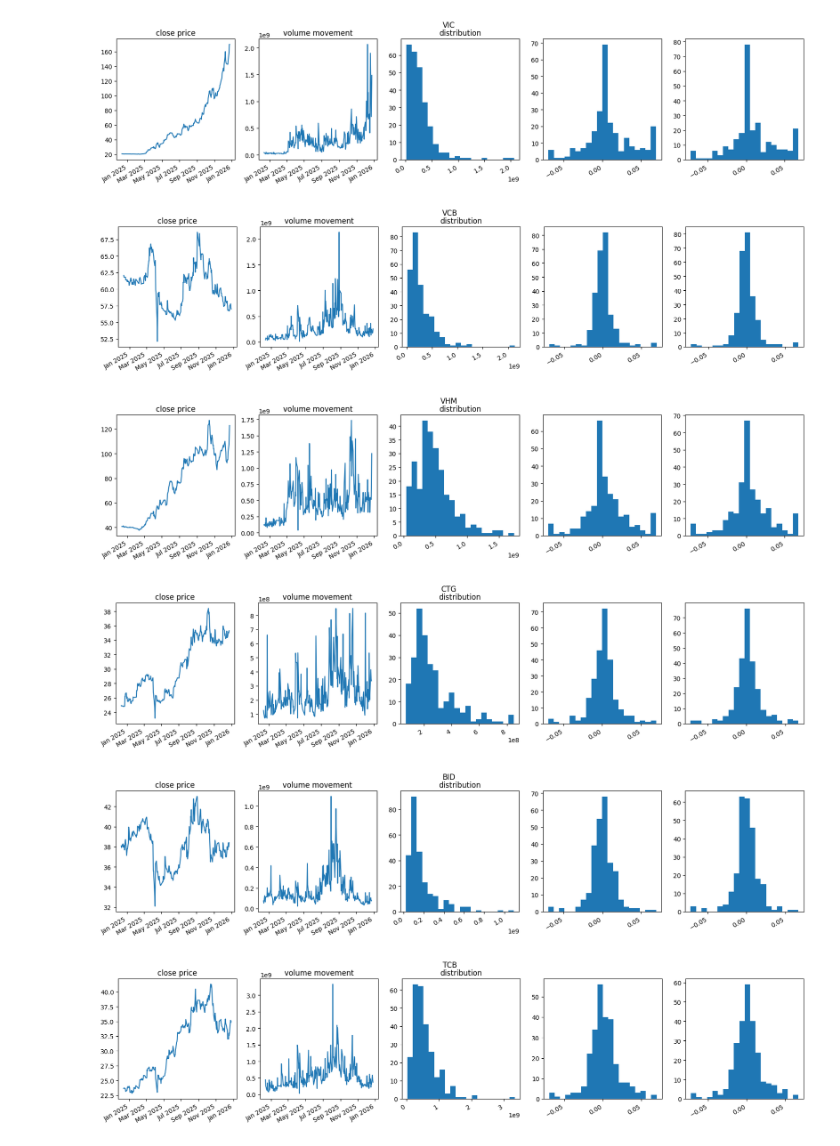
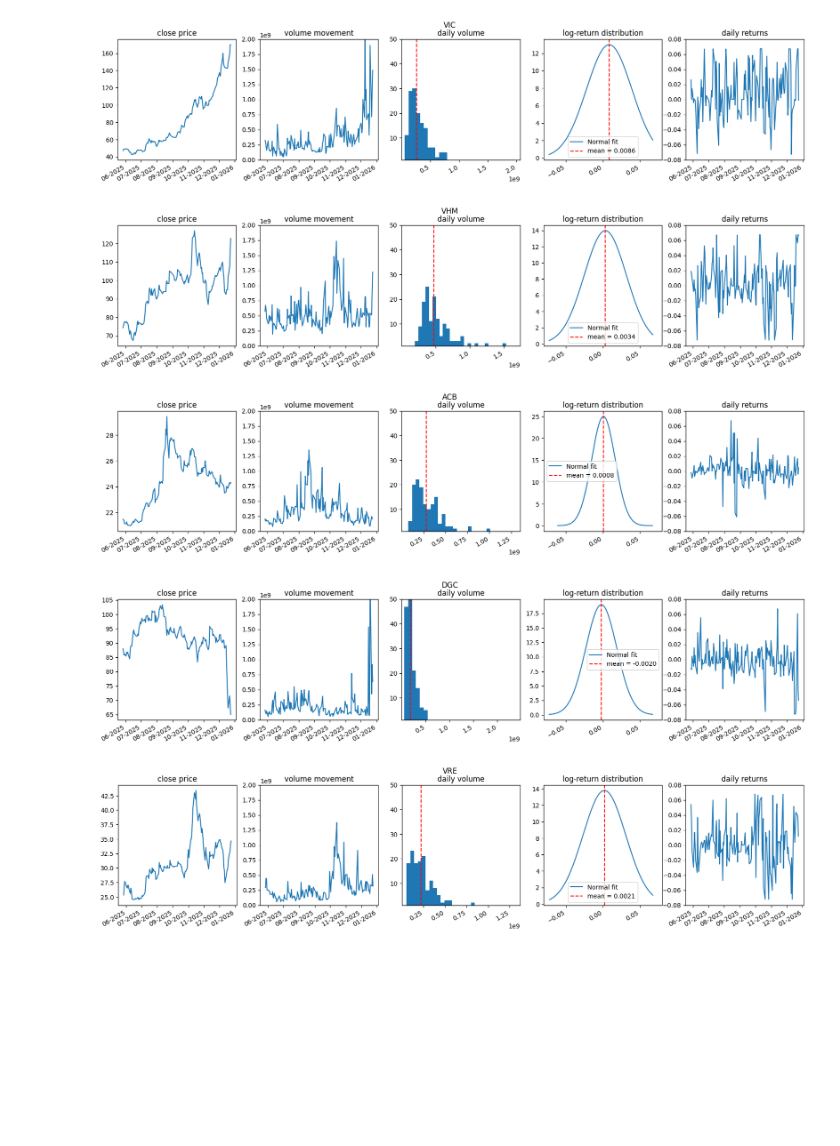
Before and after one commit to notaviaa/finance_project, a Jupyter notebook: notebooks/test.ipynb, the cells around one changed output. Saved outputs shown, nothing was run; the diff lists cells and outputs as text; code cells hidden in the pictures; blank space fills up the shorter version.

Commit message:
24/12 end, graph plot update

```diff
--- a/notebooks/test.ipynb
+++ b/notebooks/test.ipynb
@@ -12,8 +13,9 @@ import sys
 sys.path.append("../src")
 # %%
 # Adjusing Parameters
-tickers = ['VIC', 'VCB', 'VHM', 'CTG', 'BID', 'TCB', 'VPB', 'HPG']
-start_date = '2025-01-01'
+#tickers = ['VIC', 'VCB', 'VHM', 'CTG', 'BID', 'TCB', 'VPB', 'HPG']
+tickers = ['VIC', 'VHM', 'ACB', 'DGC', 'VRE']
+start_date = '2025-06-01'
 end_date = '2025-12-24'
 interval_select = '1d'
 # %%
@@ -24,7 +26,7 @@ listing = Listing(source="VCI")
 VN30 = listing.symbols_by_group("VN30")
 
 parent = []
-for stock in tickers:
+for stock in VN30:
     quote = Quote(symbol= stock, source="VCI")
     df = quote.history(start=start_date, end=end_date, interval=interval_select)
     df['ticker'] = stock
@@ -54,29 +56,61 @@ panel
 # %%
-date_format = mdates.DateFormatter("%b %Y")
+date_format = mdates.DateFormatter("%m-%Y")
 
 for stock in tickers:
-    df = panel[panel['ticker'] == stock]
+    df = panel[panel['ticker'] == stock].copy()
+    data = (
+        df['log_ret']
+        .replace([np.inf, -np.inf], np.nan)
+        .dropna()
+    )
+
+    median_vol = df['m_volume'].median()
+
     fig, axs = plt.subplots(1, 5, figsize=(20,4))
     # Plots
     axs[0].plot(df['time'], df['close'])
     axs[1].plot(df['time'], df['m_volume'])
-    axs[2].hist(df['m_volume'], 20)
-    axs[3].hist(df['ret'], 20)
-    axs[4].hist(df['log_ret'], 20)
+    axs[2].hist(df['m_volume'], 30)
+    axs[4].plot(df['time'], df['log_ret'])
+
+    if data.empty:
+        axs[3].text(0.5, 0.5, 'no log-return data', transform=axs[3].transAxes,
+                    ha='center', va='center')
+    else:
+        mu, sigma = stat.norm.fit(data)
+        x = np.linspace(data.min(), data.max(), 500)
+        y = stat.norm.pdf(x, mu, sigma)
+        axs[3].plot(x, y, label="Normal fit")
+        axs[3].axvline(mu, color='r', linestyle='--', label=f"mean = {mu:.4f}")
+        axs[3].legend()
+
+    axs[2].axvline(median_vol, color='r', linestyle='--', label=f"median = {median_vol:.4f}")
+
     # Title
     axs[1].set_title("volume movement")
     axs[0].set_title("close price")
-    axs[2].set_title("distribution")
+    axs[2].set_title("daily volume")
+    axs[3].set_title("log-return distribution")
+    axs[4].set_title("daily returns")
+
+    axs[1].set_ylim(0, 2*(10**9))
+
+    axs[2].set_xlim(10**0, df['m_volume'].max())
+    axs[2].set_ylim(1, 50)
+    axs[3].set_xlim(-0.08, 0.08)
+    axs[4].set_ylim(-0.08, 0.08)
+
+
     # Set X Axis to date format
     axs[0].xaxis.set_major_formatter(date_format)
     axs[1].xaxis.set_major_formatter(date_format)
+    axs[4].xaxis.set_major_formatter(date_format)
     fig.autofmt_xdate()
     fig.suptitle(f"{stock}")
     plt.show()
 # %% [output]
-[figure, old version]
+[figure, new version]
-[figure, old version]
+[figure, new version]
-[figure, old version]
+[figure, new version]
-[figure, old version]
+[figure, new version]
-[figure, old version]
+[figure, new version]
-[figure, removed]
```
Also changed, not shown: parts of 3 cells of this notebook, 1 other file.
